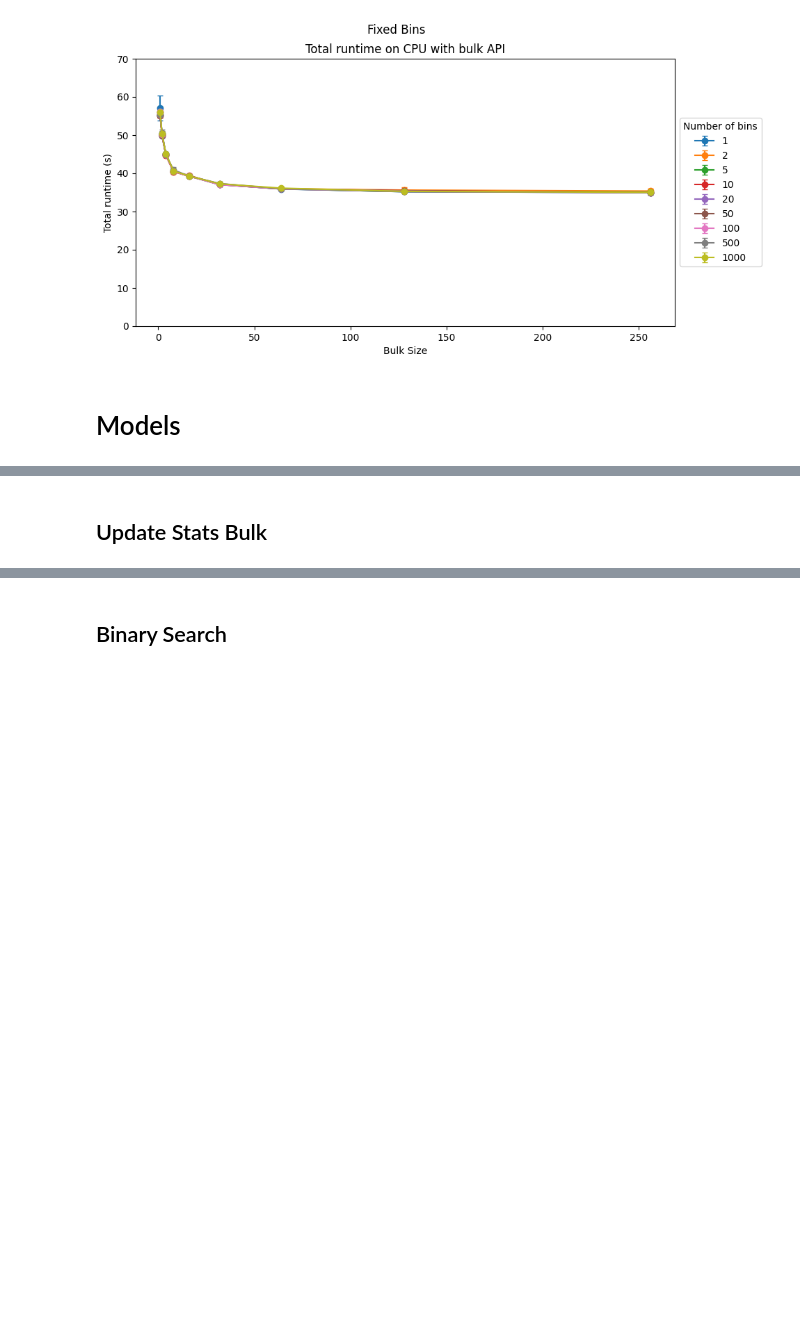
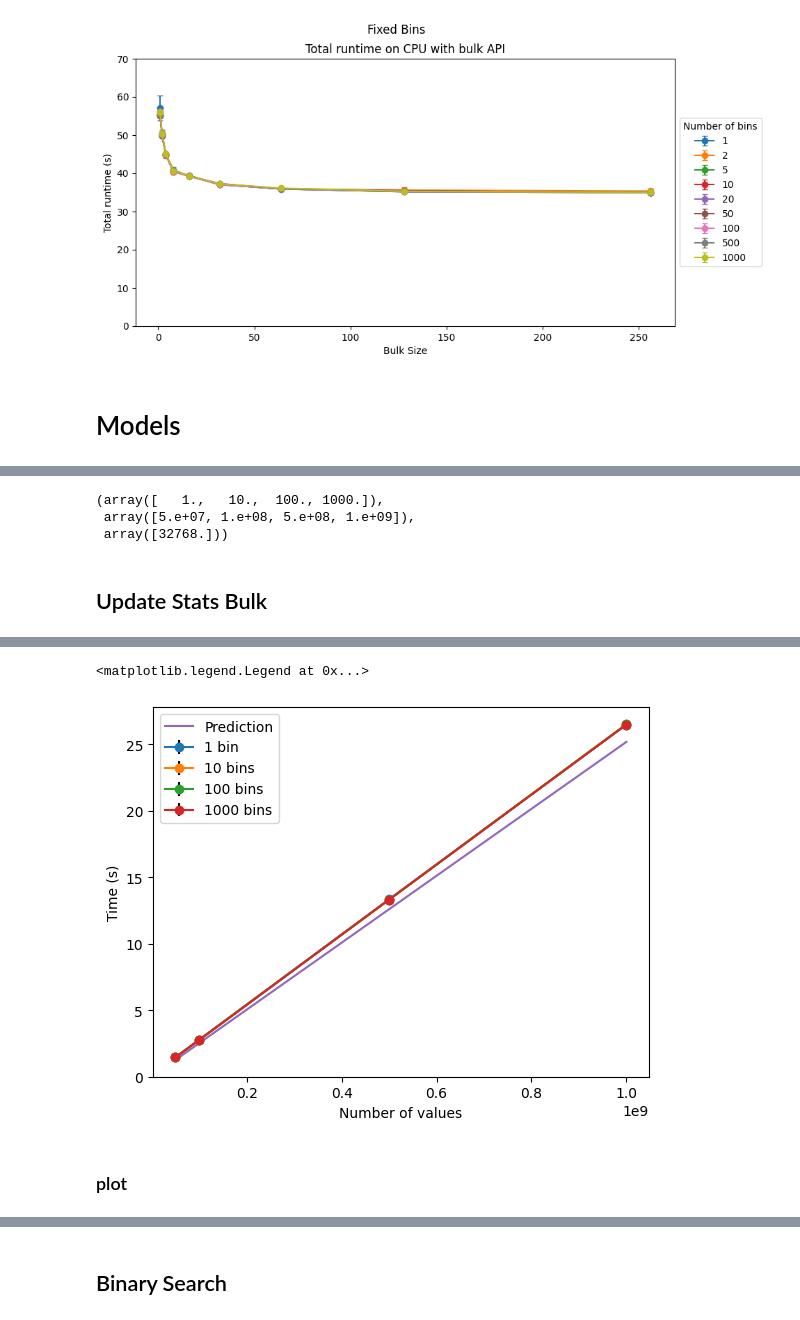
Before and after one commit to jolly-chen/msc-project, a Jupyter notebook: cpu-sequential/validation.ipynb, the cells around one changed output, grey strips where cells are left out. Cells and saved outputs as stored; diff of their text form; code cells hidden in the pictures; blank space fills up the shorter version.

```diff
--- a/cpu-sequential/validation.ipynb
+++ b/cpu-sequential/validation.ipynb
@@ -494,3 +504,13 @@ df.head(10)
 | 7 | BM_UpdateStats/64/manual_time | 0 | 7 | BM_UpdateStats/64/manual_time | iteration | 1 | 0 | ... |
 | 8 | BM_UpdateStats/128/manual_time | 0 | 8 | BM_UpdateStats/128/manual_time | iteration | 1 | 0 | ... |
 | 9 | BM_BinarySearch/2/manual_time | 1 | 0 | BM_BinarySearch/2/manual_time | iteration | 1 | 0 | ... |
+# %%
+validation_results = "das6-cpu/20231123-073540"
+validation_df = pd.read_csv(validation_results)
+validation_df["nvals"] =  validation_df["input"].apply(lambda s: float(s.split("_")[-1].split(".")[0]))
+validation_df["distribution"] =  validation_df["input"].apply(lambda s: s.split("_")[1])
+convert_to_double(validation_df, "tfindbin")
+convert_to_double(validation_df, "tfill")
+convert_to_double(validation_df, "tstats")
+del validation_df["input"]
+validation_df
@@ -497,3 +531,14 @@ df.head(10)
+# %%
+gp_vd = validation_df.groupby(["env", "distribution", "nvals", "nbins", "bulksize"])
+gp_vd.mean()
+unique_nbins = validation_df["nbins"].unique().astype(np.float64)
+unique_nvals = validation_df["nvals"].unique().astype(np.float64)
+unique_bulksize = validation_df["bulksize"].unique().astype(np.float64)
+unique_nbins, unique_nvals, unique_bulksize
+# %% [output]
+(array([   1.,   10.,  100., 1000.]),
+ array([5.e+07, 1.e+08, 5.e+08, 1.e+09]),
+ array([32768.]))
 # %% [markdown]
 ## Update Stats Bulk
 # %%
@@ -510,6 +555,19 @@ usb_df
 | 6 | BM_UpdateStats/32/manual_time | 0 | 6 | BM_UpdateStats/32/manual_time | iteration | 1 | 0 | ... |
 | 7 | BM_UpdateStats/64/manual_time | 0 | 7 | BM_UpdateStats/64/manual_time | iteration | 1 | 0 | ... |
 | 8 | BM_UpdateStats/128/manual_time | 0 | 8 | BM_UpdateStats/128/manual_time | iteration | 1 | 0 | ... |
+# %%
+for nb in unique_nbins:
+    plt.errorbar(unique_nvals, gp_vd.mean().loc["CPU", "uniform", :, nb, 32768]["tstats"], yerr=gp_vd.std().loc["CPU", "uniform", :, nb, 32768]["tstats"], marker="o", ecolor="k", label=f"{int(nb)} bin{'s' if int(nb) > 1 else ''}")
+
+plt.plot(unique_nvals, np.repeat(usb_df["real_time"].values[0], len(unique_nvals)) * unique_nvals/1e6, label="Prediction")
+plt.xlabel("Number of values")
+plt.ylabel("Time (s)")
+plt.legend()
+# %% [output]
+<matplotlib.legend.Legend at 0x...>
+[figure, added]
+# %% [markdown]
+### plot
 # %%
 def f_usb(x, p):
     """
```
Also changed, not shown: parts of 14 cells of this notebook, 7 other files.
